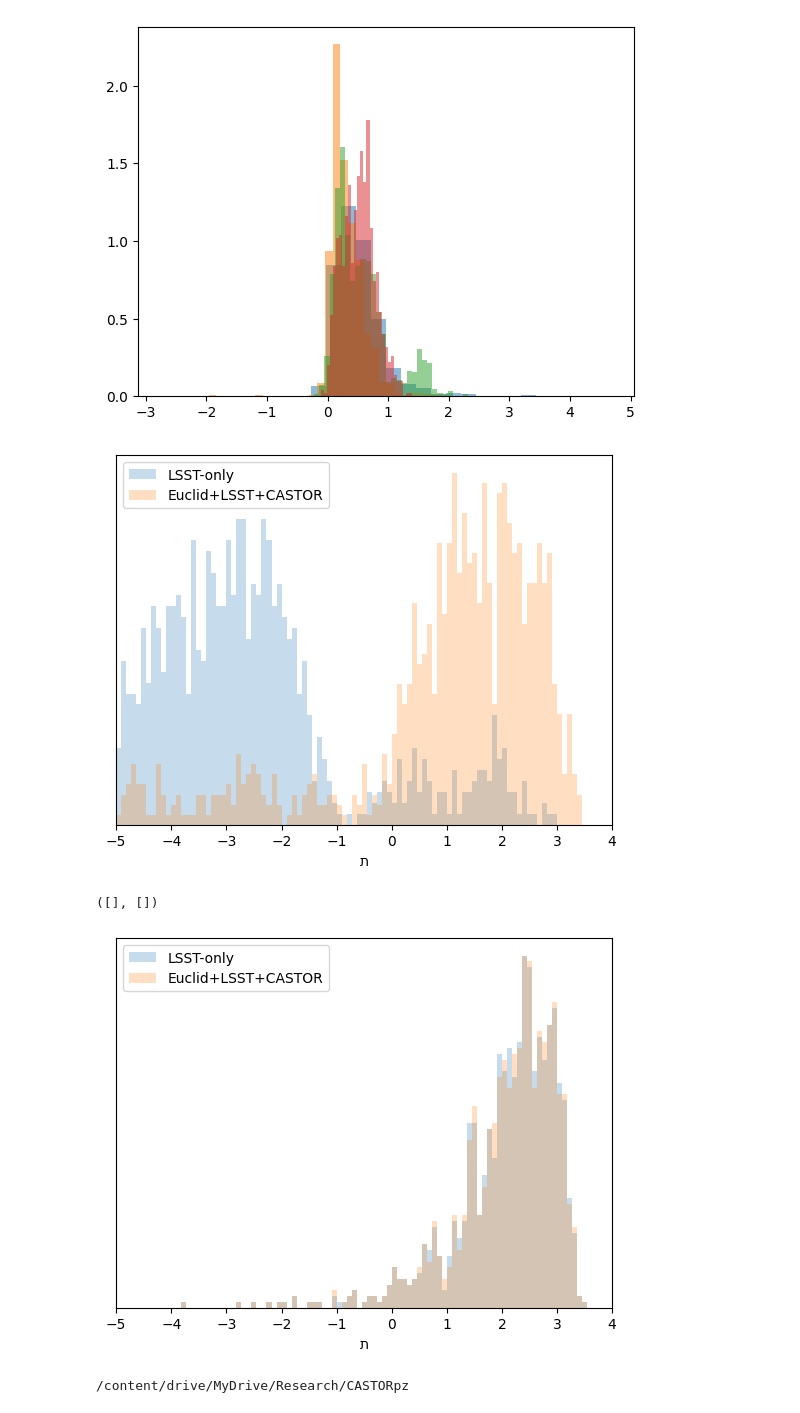
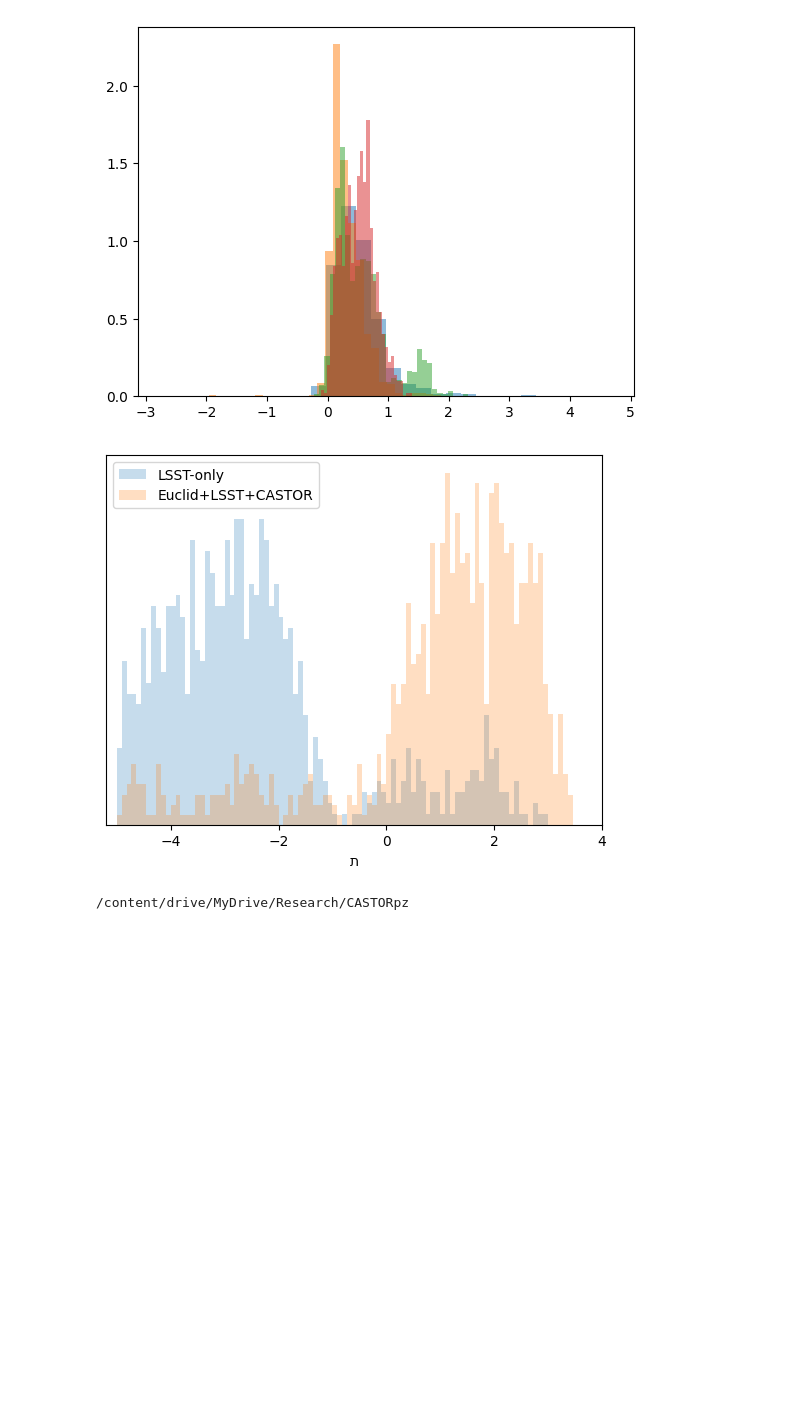
Before and after one commit to aimalz/CASTORpz, a Jupyter notebook: TheLastMetric.ipynb, the cells around one changed output. Saved outputs shown, nothing was run; the diff lists cells and outputs as text; code cells hidden in the pictures; blank space fills up the shorter version.

```diff
--- a/TheLastMetric.ipynb
+++ b/TheLastMetric.ipynb
@@ -881,24 +890,22 @@ plt.hist(np.array(catalogs['Euclid+LSST+CASTOR']['r-i'])[best_galaxies], bins =
 # %%
 available_os = ['LSST-only', 'Euclid+LSST+CASTOR']
 
 for os in available_os:
   plt.hist(just_tav[os][worst_galaxies], alpha=0.25, label=os, density=True, bins=np.linspace(-5, 4, 100))
 plt.legend()
-plt.xlim(-5,4)
+plt.xlim(-5.2,4)
 plt.xlabel(chr(0x05ea))#r'$\mathbb{E}_{z, x_{phot}} \left[ q_\theta(z | x_{phot}) \right]$')
 plt.yticks([])
 plt.show()
 
-for os in available_os:
-  plt.hist(just_tav[os][best_galaxies], alpha=0.25, label=os, density=True, bins=np.linspace(-5, 4, 100))
-plt.legend()
-plt.xlim(-5,4)
-plt.xlabel(chr(0x05ea))#r'$\mathbb{E}_{z, x_{phot}} \left[ q_\theta(z | x_{phot}) \right]$')
-plt.yticks([])
+# for os in available_os:
+#   plt.hist(just_tav[os][best_galaxies], alpha=0.25, label=os, density=True, bins=np.linspace(-5, 4, 100))
+# plt.legend()
+# plt.xlim(-5,4)
+# plt.xlabel(chr(0x05ea))#r'$\mathbb{E}_{z, x_{phot}} \left[ q_\theta(z | x_{phot}) \right]$')
+# plt.yticks([])
 # %% [output]
-[figure, old version]
+[figure, new version]
-([], [])
-[figure, removed]
 # %%
 # loss
 # %%
```
Also changed, not shown: parts of 8 cells of this notebook.
